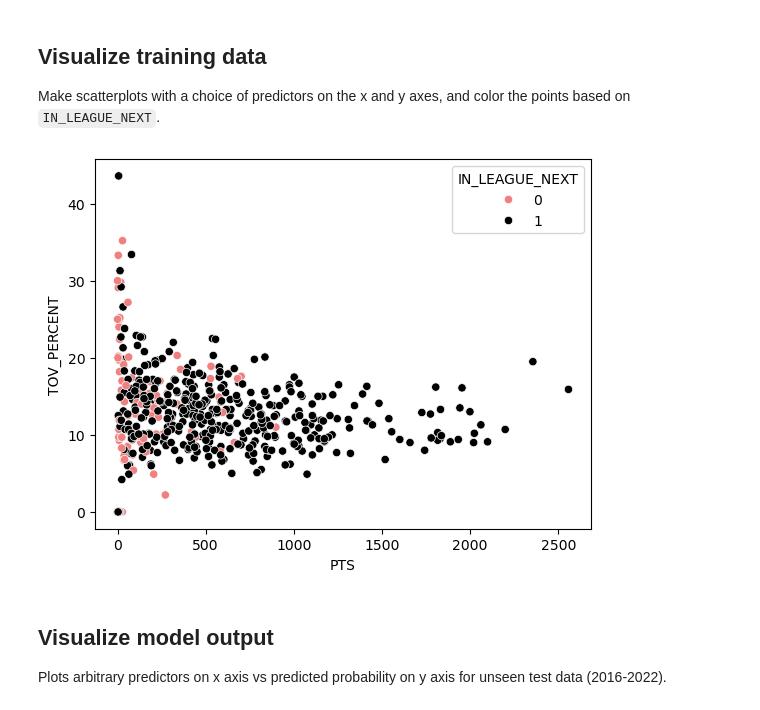
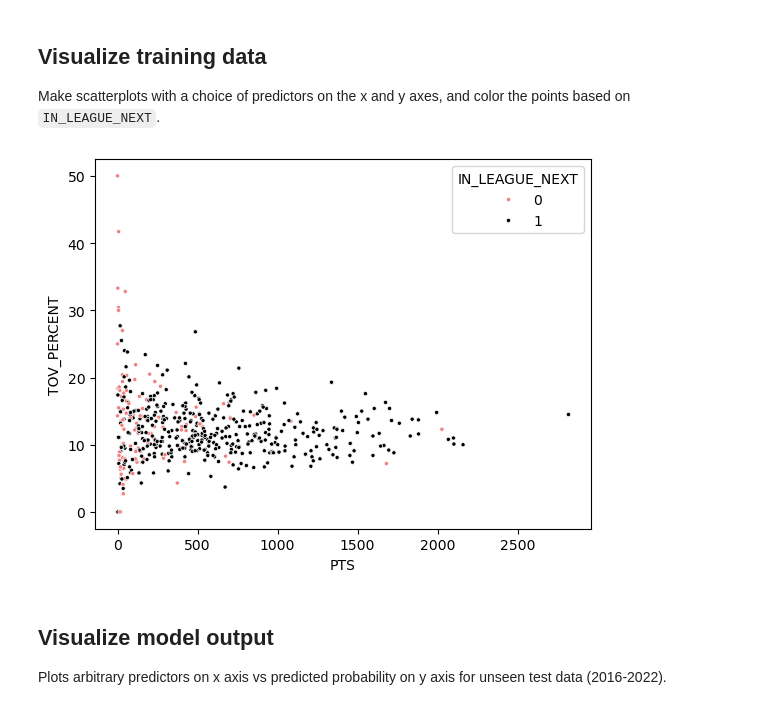
Before and after one commit to aapandy2/predicting_nba_player_retention, a Jupyter notebook: 5_FuturePredictions.ipynb, the cells around one changed output. Cells and saved outputs as stored; diff of their text form; code cells hidden in the pictures.

Commit message:
working on interactive plots

```diff
--- a/5_FuturePredictions.ipynb
+++ b/5_FuturePredictions.ipynb
@@ -63,13 +64,13 @@ CalibratedClassifierCV(cv='prefit',
 Make scatterplots with a choice of predictors on the x and y axes, and color the points based on `IN_LEAGUE_NEXT`.
 # %%
 def visualize_train(x, y, year):
-    sns.scatterplot(data=df.loc[df.SEASON_START==year], x=x, y=y, hue="IN_LEAGUE_NEXT", palette=["lightcoral", "black"])
+    sns.scatterplot(data=df.loc[df.SEASON_START==year], x=x, y=y, hue="IN_LEAGUE_NEXT", palette=["lightcoral", "black"], marker='.')
     plt.show()
     return None
 # %%
-visualize_train("PTS", "TOV_PERCENT", 2016)
+visualize_train("PTS", "TOV_PERCENT", 2018)
 # %% [output]
-[figure, old version]
+[figure, new version]
 # %% [markdown]
 ## Visualize model output
 
```
Also changed, not shown: parts of 9 cells of this notebook.
